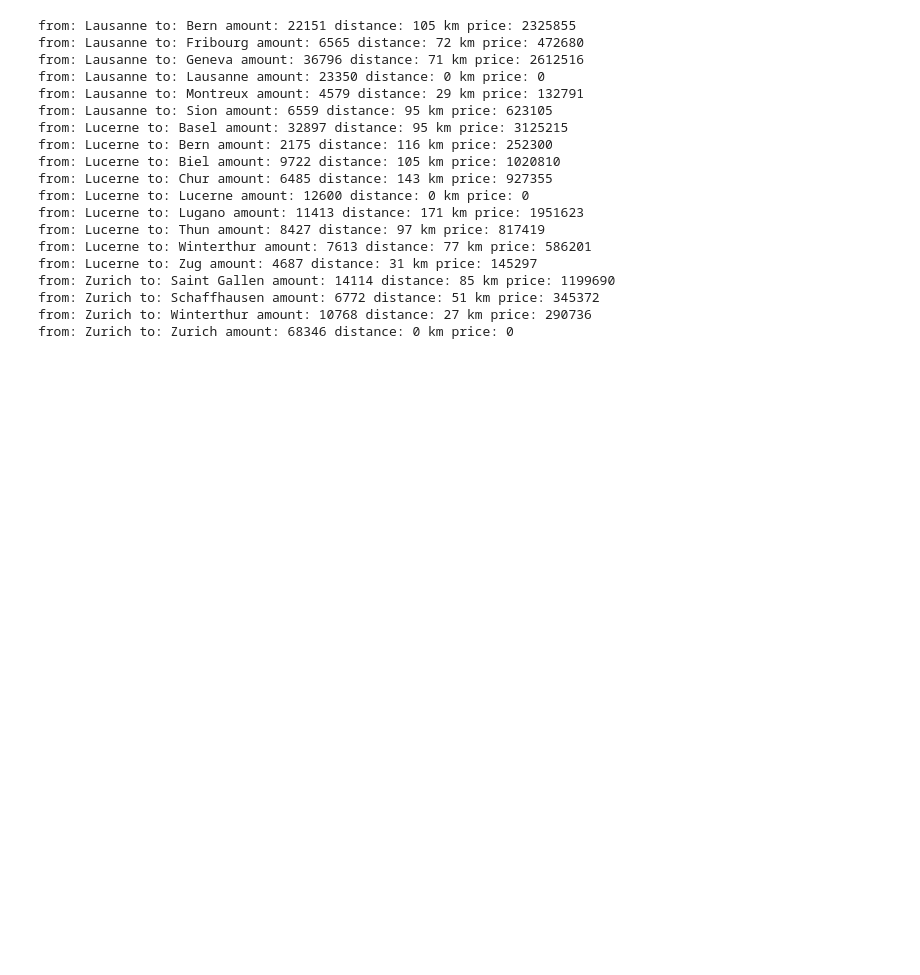
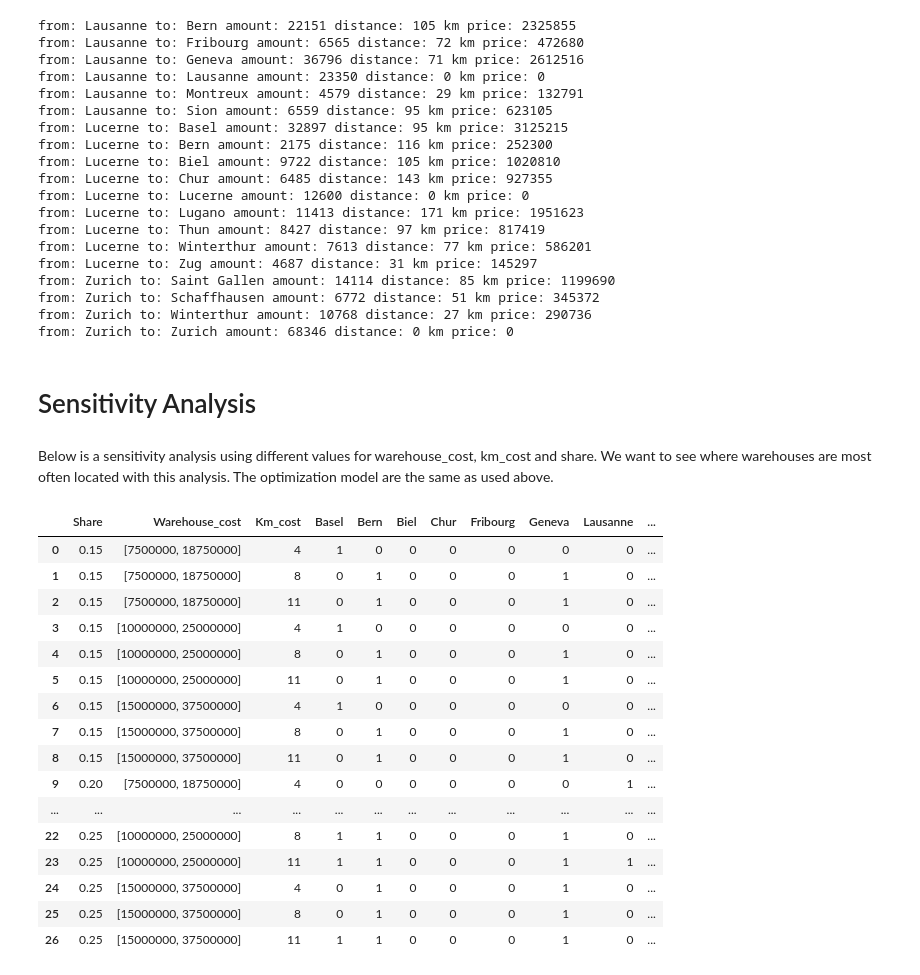
Before and after one commit to nomanbash/FLP_Amazon_Warehouse_Switzerland, a Jupyter notebook: Optimization.ipynb, the cells around one changed output. Cells and saved outputs as stored; diff of their text form; code cells hidden in the pictures; blank space fills up the shorter version.

Commit message:
Add sensitivity analysis

```diff
--- a/Optimization.ipynb
+++ b/Optimization.ipynb
@@ -335,3 +335,7 @@ from: Zurich to: Saint Gallen amount: 14114 distance: 85 km price: 1199690
 from: Zurich to: Schaffhausen amount: 6772 distance: 51 km price: 345372
 from: Zurich to: Winterthur amount: 10768 distance: 27 km price: 290736
 from: Zurich to: Zurich amount: 68346 distance: 0 km price: 0
+# %% [markdown]
+# Sensitivity Analysis
+# %% [markdown]
+Below is a sensitivity analysis using different values for warehouse_cost, km_cost and share. We want to see where warehouses are most often located with this analysis. The optimization model are the same as used above.
@@ -337,0 +408,33 @@ from: Zurich to: Zurich amount: 68346 distance: 0 km price: 0
+# %%
+sensitivity_list=[]
+
+warehouse_costs=[[7500000,18750000], [10000000,25000000], [15000000,37500000]]
+km_costs=[int(3*1.6), int(5*1.6), int(7*1.6)]
+shares=[0.15, 0.20, 0.25]
+
+for share in shares:
+    for warehouse_cost in warehouse_costs:
+        for km_cost in km_costs:
+            optimization_model(warehouse_cost, km_cost, share, 1)
+# %%
+label_list=['Share', 'Warehouse_cost','Km_cost']+cities.tolist()
+df = pd.DataFrame(sensitivity_list, columns = label_list)
+df
+# %% [output]
+|  | Share | Warehouse_cost | Km_cost | Basel | Bern | Biel | Chur | Fribourg | Geneva | Lausanne | ... |
+| 0 | 0.15 | [7500000, 18750000] | 4 | 1 | 0 | 0 | 0 | 0 | 0 | 0 | ... |
+| 1 | 0.15 | [7500000, 18750000] | 8 | 0 | 1 | 0 | 0 | 0 | 1 | 0 | ... |
+| 2 | 0.15 | [7500000, 18750000] | 11 | 0 | 1 | 0 | 0 | 0 | 1 | 0 | ... |
+| 3 | 0.15 | [10000000, 25000000] | 4 | 1 | 0 | 0 | 0 | 0 | 0 | 0 | ... |
+| 4 | 0.15 | [10000000, 25000000] | 8 | 0 | 1 | 0 | 0 | 0 | 1 | 0 | ... |
+| 5 | 0.15 | [10000000, 25000000] | 11 | 0 | 1 | 0 | 0 | 0 | 1 | 0 | ... |
+| 6 | 0.15 | [15000000, 37500000] | 4 | 1 | 0 | 0 | 0 | 0 | 0 | 0 | ... |
+| 7 | 0.15 | [15000000, 37500000] | 8 | 0 | 1 | 0 | 0 | 0 | 1 | 0 | ... |
+| 8 | 0.15 | [15000000, 37500000] | 11 | 0 | 1 | 0 | 0 | 0 | 1 | 0 | ... |
+| 9 | 0.20 | [7500000, 18750000] | 4 | 0 | 0 | 0 | 0 | 0 | 0 | 1 | ... |
+| ... | ... | ... | ... | ... | ... | ... | ... | ... | ... | ... | ... |
+| 22 | 0.25 | [10000000, 25000000] | 8 | 1 | 1 | 0 | 0 | 0 | 1 | 0 | ... |
+| 23 | 0.25 | [10000000, 25000000] | 11 | 1 | 1 | 0 | 0 | 0 | 1 | 1 | ... |
+| 24 | 0.25 | [15000000, 37500000] | 4 | 0 | 1 | 0 | 0 | 0 | 1 | 0 | ... |
+| 25 | 0.25 | [15000000, 37500000] | 8 | 0 | 1 | 0 | 0 | 0 | 1 | 0 | ... |
+| 26 | 0.25 | [15000000, 37500000] | 11 | 1 | 1 | 0 | 0 | 0 | 1 | 0 | ... |
```
Also changed, not shown: parts of 4 cells of this notebook.
